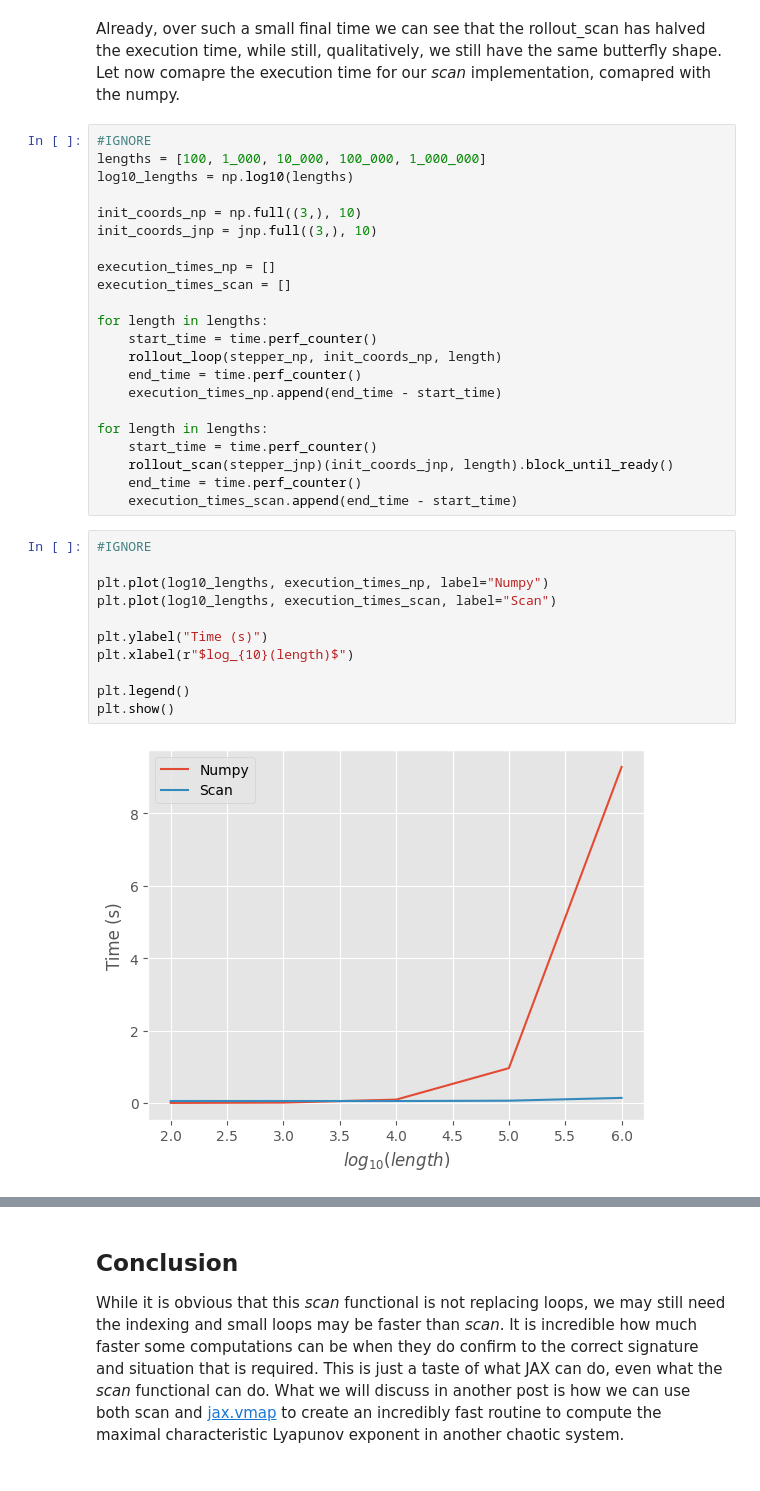
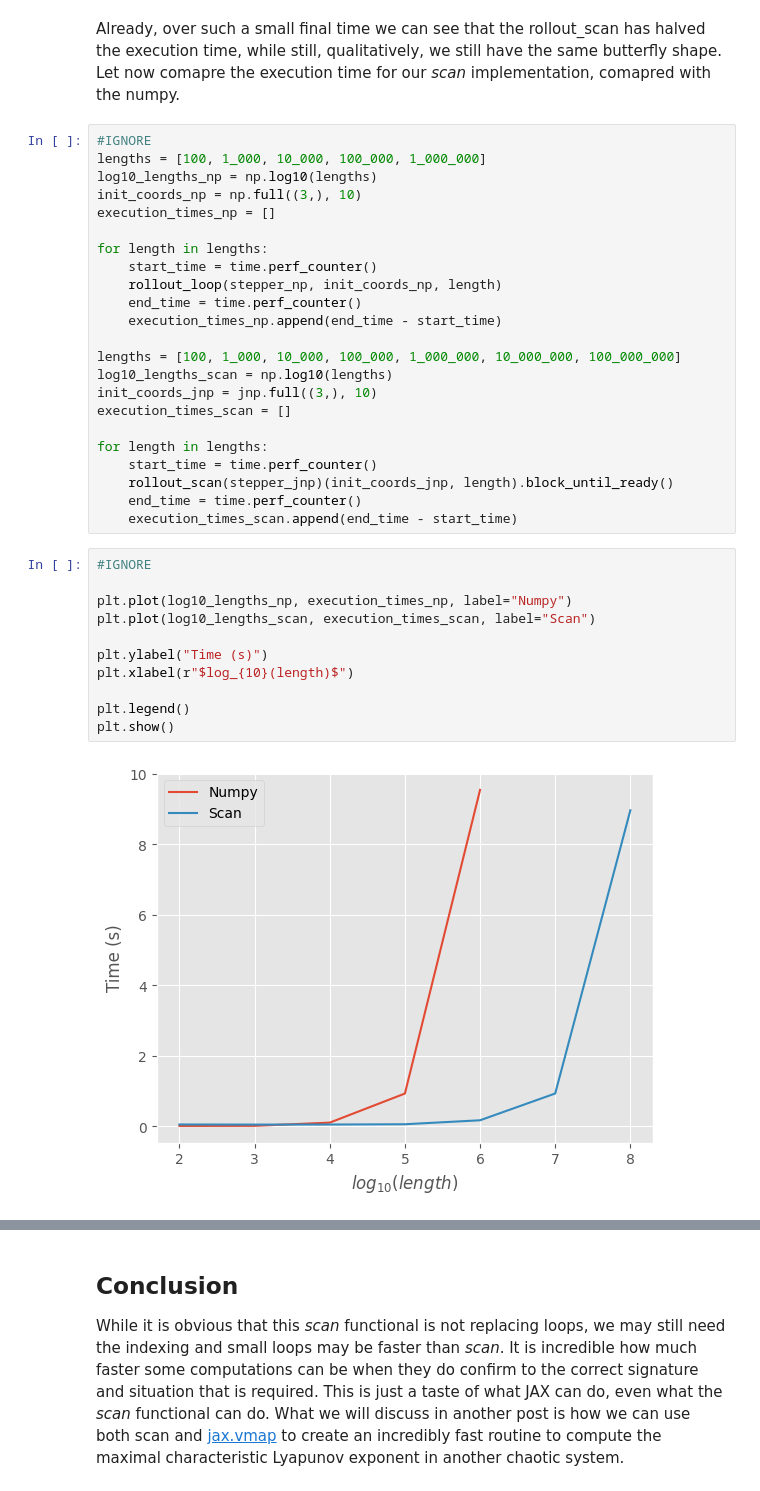
Before and after one commit to jackbmontgomery/jackbmontgomery.com, a Jupyter notebook: notebooks/sequential-computation-lax-scan.ipynb, the cells around one changed output, grey strips where cells are left out. Drawn from its saved outputs; the diff is of its cells as text.

```diff
--- a/notebooks/sequential-computation-lax-scan.ipynb
+++ b/notebooks/sequential-computation-lax-scan.ipynb
@@ -199,13 +199,9 @@ Already, over such a small final time we can see that the rollout_scan has halve
 # %%
 #IGNORE
 lengths = [100, 1_000, 10_000, 100_000, 1_000_000]
-log10_lengths = np.log10(lengths)
-
+log10_lengths_np = np.log10(lengths)
 init_coords_np = np.full((3,), 10)
-init_coords_jnp = jnp.full((3,), 10)
-
 execution_times_np = []
-execution_times_scan = []
 
 for length in lengths:
     start_time = time.perf_counter()
@@ -213,6 +209,11 @@ for length in lengths:
     end_time = time.perf_counter()
     execution_times_np.append(end_time - start_time)
 
+lengths = [100, 1_000, 10_000, 100_000, 1_000_000, 10_000_000, 100_000_000]
+log10_lengths_scan = np.log10(lengths)
+init_coords_jnp = jnp.full((3,), 10)
+execution_times_scan = []
+
 for length in lengths:
     start_time = time.perf_counter()
     rollout_scan(stepper_jnp)(init_coords_jnp, length).block_until_ready()
@@ -221,14 +222,14 @@ for length in lengths:
 # %%
 #IGNORE
 
-plt.plot(log10_lengths, execution_times_np, label="Numpy")
-plt.plot(log10_lengths, execution_times_scan, label="Scan")
+plt.plot(log10_lengths_np, execution_times_np, label="Numpy")
+plt.plot(log10_lengths_scan, execution_times_scan, label="Scan")
 
 plt.ylabel("Time (s)")
 plt.xlabel(r"$log_{10}(length)$")
 
 plt.legend()
 plt.show()
 # %% [output]
-[figure, old version]
+[figure, new version]
 # %% [markdown]
```
Also changed, not shown: parts of 4 cells of this notebook, 36 other files.
